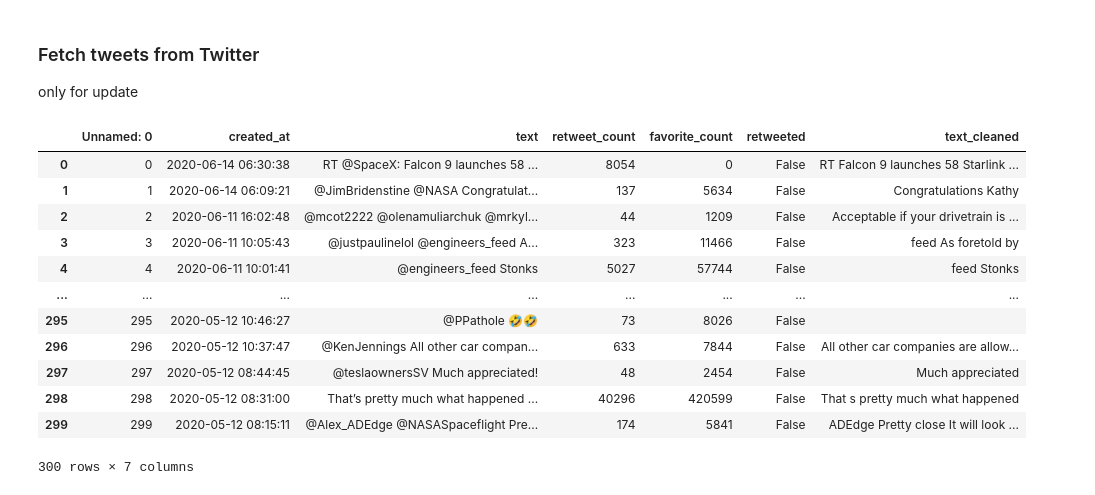
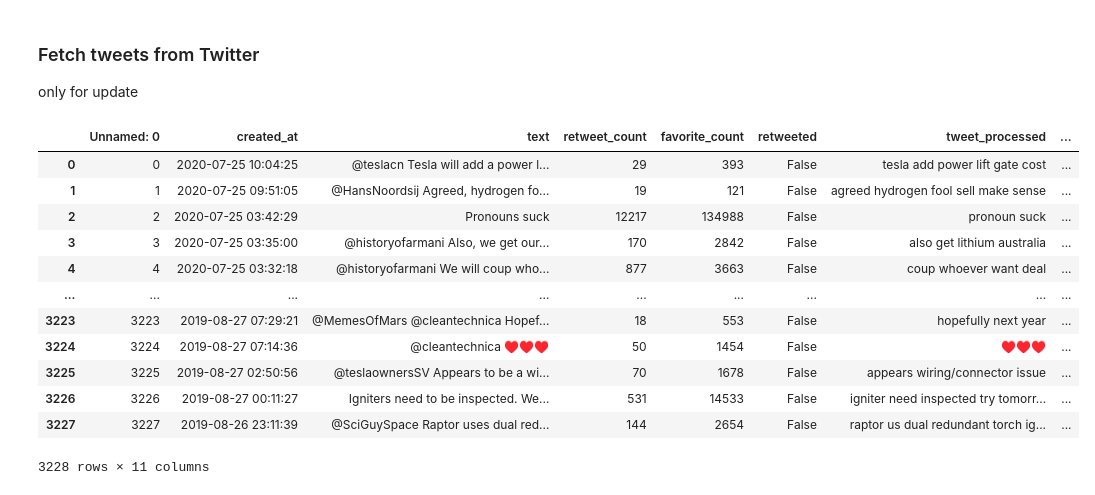
Before and after one commit to tbilaszewski/master-thesis, a Jupyter notebook: main.ipynb, the cells around one changed output. Cells and saved outputs as stored; diff of their text form; code cells hidden in the pictures.

```diff
--- a/main.ipynb
+++ b/main.ipynb
@@ -14,19 +14,19 @@ timeLineHelper.saveToCsv()
 # %%
 tweets = pd.read_csv('tweets.csv')
 # %%
-tweets['text_cleaned'] = tweets['text'].apply(cleanTweet)
+tweets['tweet_processed'] = tweets['text'].apply(processTweet)
 tweets
 # %% [output]
-|  | Unnamed: 0 | created_at | text | retweet_count | favorite_count | retweeted | text_cleaned |
-| 0 | 0 | 2020-06-14 06:30:38 | RT @SpaceX: Falcon 9 launches 58 ... | 8054 | 0 | False | RT Falcon 9 launches 58 Starlink ... |
-| 1 | 1 | 2020-06-14 06:09:21 | @JimBridenstine @NASA Congratulat... | 137 | 5634 | False | Congratulations Kathy |
-| 2 | 2 | 2020-06-11 16:02:48 | @mcot2222 @olenamuliarchuk @mrkyl... | 44 | 1209 | False | Acceptable if your drivetrain is ... |
-| 3 | 3 | 2020-06-11 10:05:43 | @justpaulinelol @engineers_feed A... | 323 | 11466 | False | feed As foretold by |
-| 4 | 4 | 2020-06-11 10:01:41 | @engineers_feed Stonks | 5027 | 57744 | False | feed Stonks |
-| ... | ... | ... | ... | ... | ... | ... | ... |
-| 295 | 295 | 2020-05-12 10:46:27 | @PPathole 🤣🤣 | 73 | 8026 | False |  |
-| 296 | 296 | 2020-05-12 10:37:47 | @KenJennings All other car compan... | 633 | 7844 | False | All other car companies are allow... |
-| 297 | 297 | 2020-05-12 08:44:45 | @teslaownersSV Much appreciated! | 48 | 2454 | False | Much appreciated |
-| 298 | 298 | 2020-05-12 08:31:00 | That’s pretty much what happened ... | 40296 | 420599 | False | That s pretty much what happened |
-| 299 | 299 | 2020-05-12 08:15:11 | @Alex_ADEdge @NASASpaceflight Pre... | 174 | 5841 | False | ADEdge Pretty close It will look ... |
+|  | Unnamed: 0 | created_at | text | retweet_count | favorite_count | retweeted | tweet_processed | ... |
+| 0 | 0 | 2020-07-25 10:04:25 | @teslacn Tesla will add a power l... | 29 | 393 | False | tesla add power lift gate cost | ... |
+| 1 | 1 | 2020-07-25 09:51:05 | @HansNoordsij Agreed, hydrogen fo... | 19 | 121 | False | agreed hydrogen fool sell make sense | ... |
+| 2 | 2 | 2020-07-25 03:42:29 | Pronouns suck | 12217 | 134988 | False | pronoun suck | ... |
+| 3 | 3 | 2020-07-25 03:35:00 | @historyofarmani Also, we get our... | 170 | 2842 | False | also get lithium australia | ... |
+| 4 | 4 | 2020-07-25 03:32:18 | @historyofarmani We will coup who... | 877 | 3663 | False | coup whoever want deal | ... |
+| ... | ... | ... | ... | ... | ... | ... | ... | ... |
+| 3223 | 3223 | 2019-08-27 07:29:21 | @MemesOfMars @cleantechnica Hopef... | 18 | 553 | False | hopefully next year | ... |
+| 3224 | 3224 | 2019-08-27 07:14:36 | @cleantechnica ♥️♥️♥️ | 50 | 1454 | False | ♥️♥️♥️ | ... |
+| 3225 | 3225 | 2019-08-27 02:50:56 | @teslaownersSV Appears to be a wi... | 70 | 1678 | False | appears wiring/connector issue | ... |
+| 3226 | 3226 | 2019-08-27 00:11:27 | Igniters need to be inspected. We... | 531 | 14533 | False | igniter need inspected try tomorr... | ... |
+| 3227 | 3227 | 2019-08-26 23:11:39 | @SciGuySpace Raptor uses dual red... | 144 | 2654 | False | raptor us dual redundant torch ig... | ... |
-300 rows × 7 columns
+3228 rows × 11 columns
```
Also changed, not shown: parts of 19 cells of this notebook, 3 other files.
